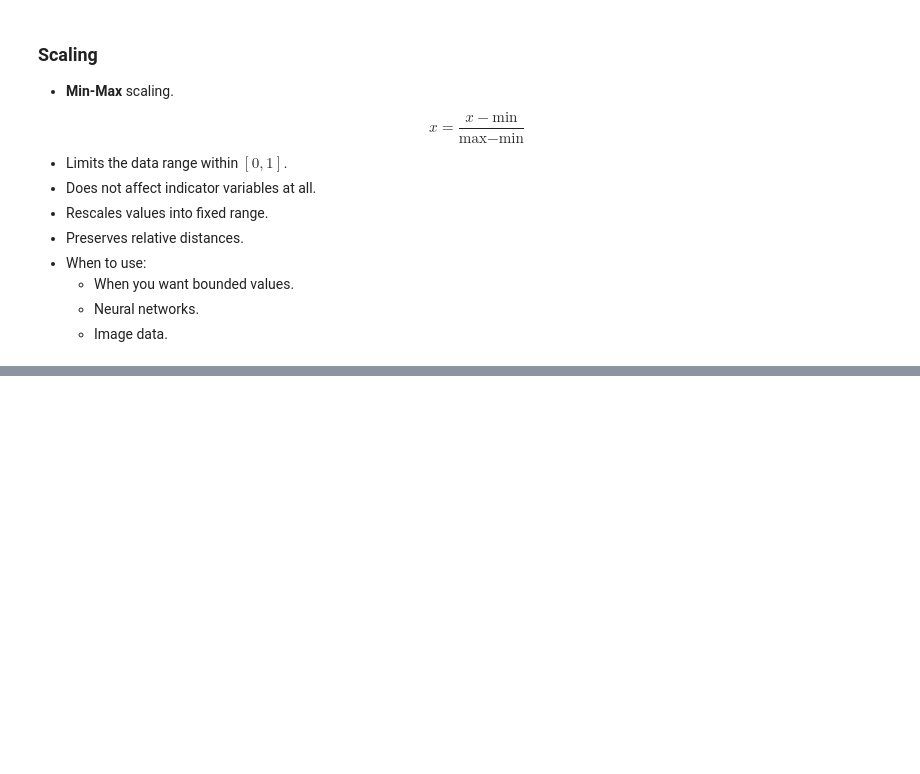
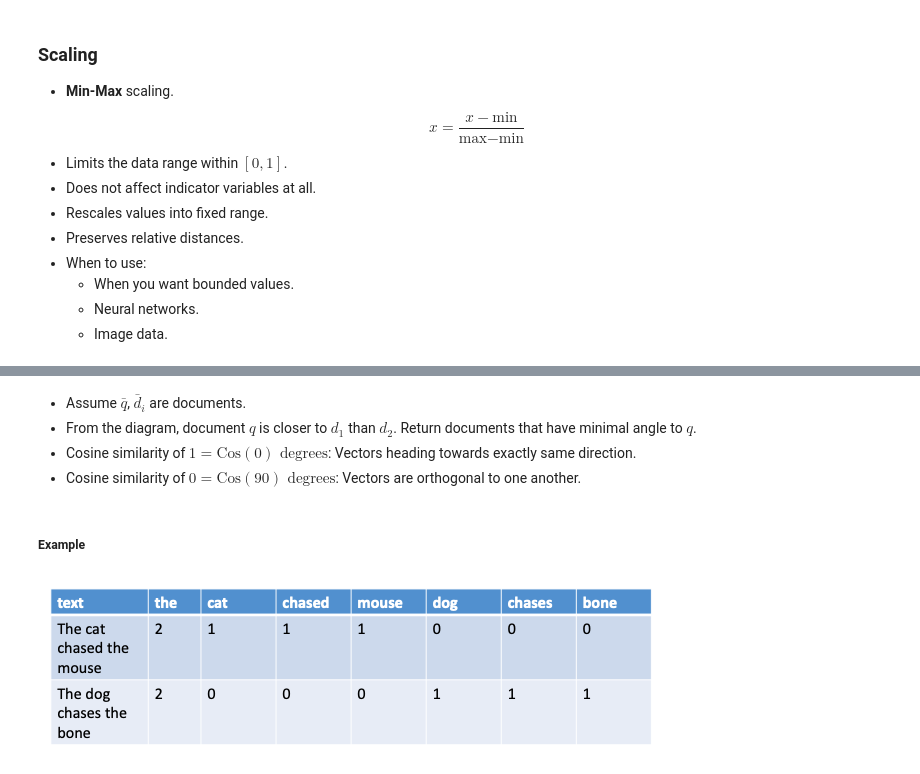
Before and after one commit to jlee2843/DS-Book, a Jupyter notebook: notes/Preprocessing.ipynb, the cells around one changed output, grey strips where cells are left out. Saved outputs shown, nothing was run; the diff lists cells and outputs as text; code cells hidden in the pictures; blank space fills up the shorter version.

```diff
--- a/notes/Preprocessing.ipynb
+++ b/notes/Preprocessing.ipynb
@@ -36,0 +84,11 @@ $$ x = \frac{x-\text{min}}{\text{max} - \text{min}}$$
+# %% [markdown]
+- Assume $\bar{q}$, $\bar{d}_i$ are documents.
+- From the diagram, document $q$ is closer to $d_1$ than $d_2$. Return documents that have minimal angle to $q$.
+- Cosine similarity of $1 = \text{Cos}(0) \text{ degrees}$: Vectors heading towards exactly same direction.
+- Cosine similarity of $0 = \text{Cos}(90) \text{ degrees}$: Vectors are orthogonal to one another.
+# %% [markdown]
+##### Example
+# %%
+Image("../data/Preprocessing/bag-of-words.png")
+# %% [output]
+[figure, added]
```
Also changed, not shown: parts of 7 cells of this notebook, 6 other files.
